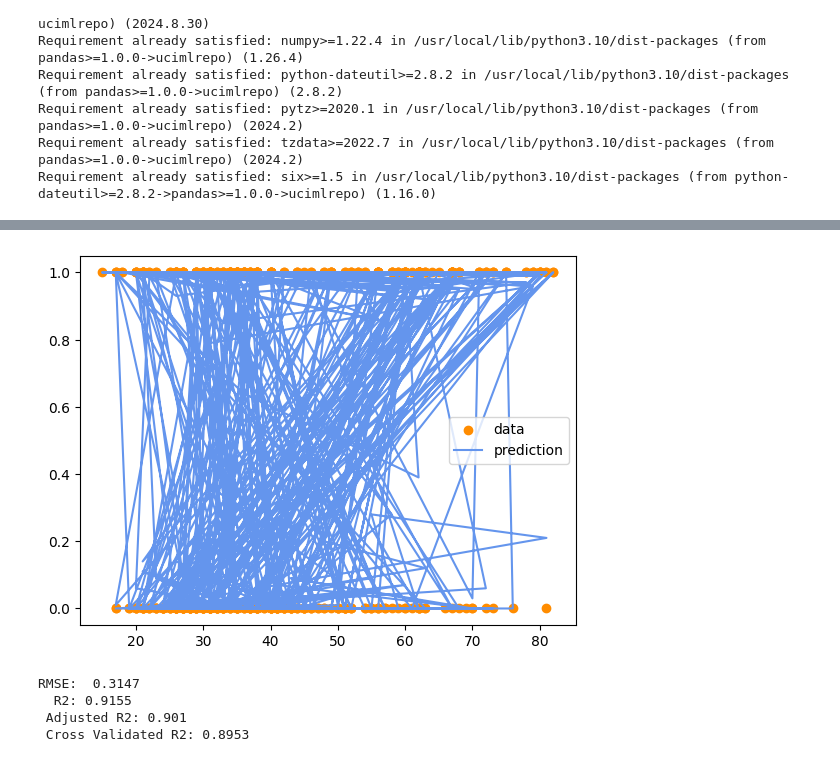
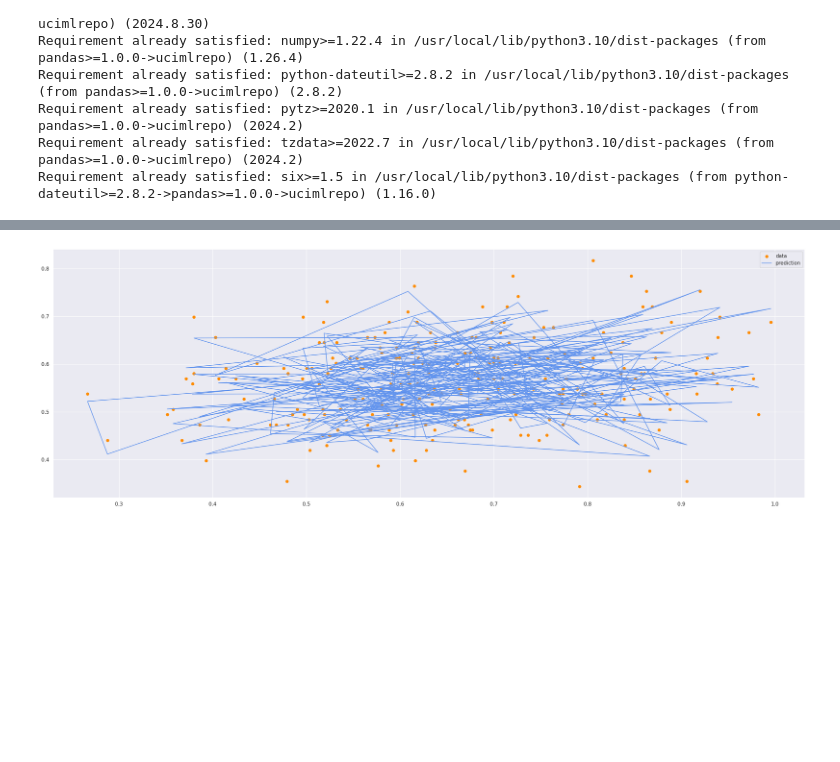
Before and after one commit to M0untain13/K4T1-ML, a Jupyter notebook: lab3.ipynb, the cells around one changed output, grey strips where cells are left out. Saved outputs shown, nothing was run; the diff lists cells and outputs as text; code cells hidden in the pictures; blank space fills up the shorter version.

```diff
--- a/lab3.ipynb
+++ b/lab3.ipynb
@@ -91,3 +150,0 @@ for index, feature_name in enumerate(df.drop(target, axis=1).columns):
-# %%
-cat_columns = df.select_dtypes(['object']).columns
-df[cat_columns] = df[cat_columns].apply ( lambda x: pd.factorize (x)[ 0 ])
@@ -93,0 +160,3 @@ df[cat_columns] = df[cat_columns].apply ( lambda x: pd.factorize (x)[ 0 ])
+# %%
+sns.set_theme(rc={'figure.figsize':(30,10)})
+sns.boxplot(df.drop(["Hemoglobin"],axis=1))
@@ -93,0 +166,23 @@ df[cat_columns] = df[cat_columns].apply ( lambda x: pd.factorize (x)[ 0 ])
+# %%
+df = df[df["Age"] >= 0.22]
+df = df[df["BMI"] >= 0.1]
+df = df[df["BMI"] <= 0.62]
+df = df[df["Height"] >= 0.21]
+df = df[df["Height"] <= 0.83]
+df = df[df["Length_of_Stay"] <= 0.18]
+df = df[df["Length_of_Stay"] >= 0.01]
+df = df[df["Body_Temperature"] >= 0.68]
+df = df[df["Body_Temperature"] <= 0.88]
+df = df[df["Paedriatic_Appendicitis_Score"] >= 0.2]
+df = df[df["Paedriatic_Appendicitis_Score"] <= 0.8]
+df = df[df["WBC_Count"] <= 0.6]
+df = df[df["RBC_Count"] >= 0.02]
+df = df[df["RBC_Count"] <= 0.19]
+df = df[df["Neutrophil_Percentage"] >= 0.05]
+df = df[df["RDW"] <= 0.04]
+df = df[df["Thrombocyte_Count"] >= 0.1]
+df = df[df["Thrombocyte_Count"] <= 0.61]
+df = df[df["CRP"] <= 0.2]
+
+sns.set_theme(rc={'figure.figsize':(30,10)})
+sns.boxplot(df.drop(["Hemoglobin"],axis=1))
@@ -94,6 +192,8 @@ df[cat_columns] = df[cat_columns].apply ( lambda x: pd.factorize (x)[ 0 ])
 # %%
 df_train, df_test = model_selection.train_test_split(df, test_size=0.2, random_state=47)
 # %%
+target = "Hemoglobin"
+
 X_train = df_train.drop(target,axis=1)
 y_train = df_train[target]
 
@@ -250,13 +350,6 @@ def Viz_Plot(model):
   plt.legend()
   plt.show()
 # %%
-Viz_Plot(modelRF)
+Viz_Plot(modelLR)
 # %% [output]
-[figure, old version]
+[figure, new version]
-# %%
-_ = Reg_Models_Evaluation_Metrics(modelRF, X_train, y_train, X_test, y_test, y_rf_pred)
-# %% [output]
-RMSE:  0.3147
-  R2: 0.9155
- Adjusted R2: 0.901
- Cross Validated R2: 0.8953
```
Also changed, not shown: parts of 22 cells of this notebook.
